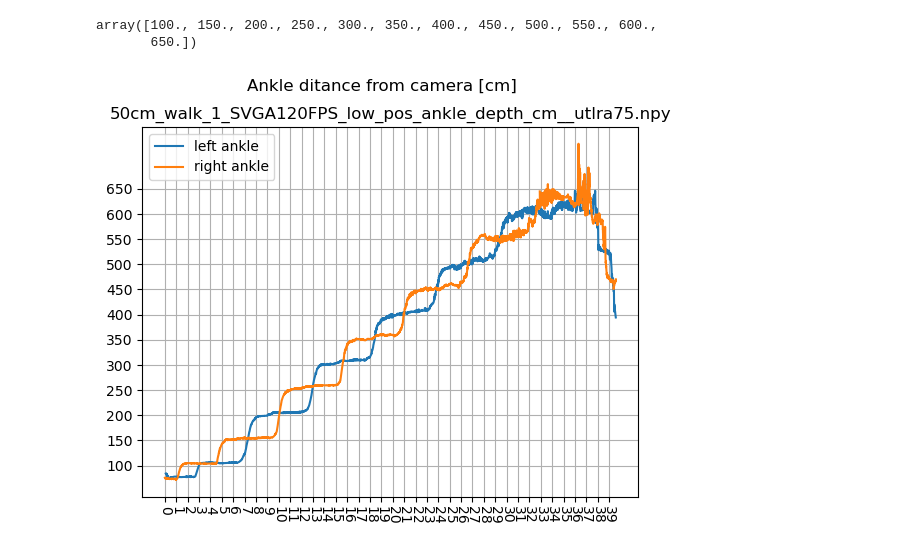
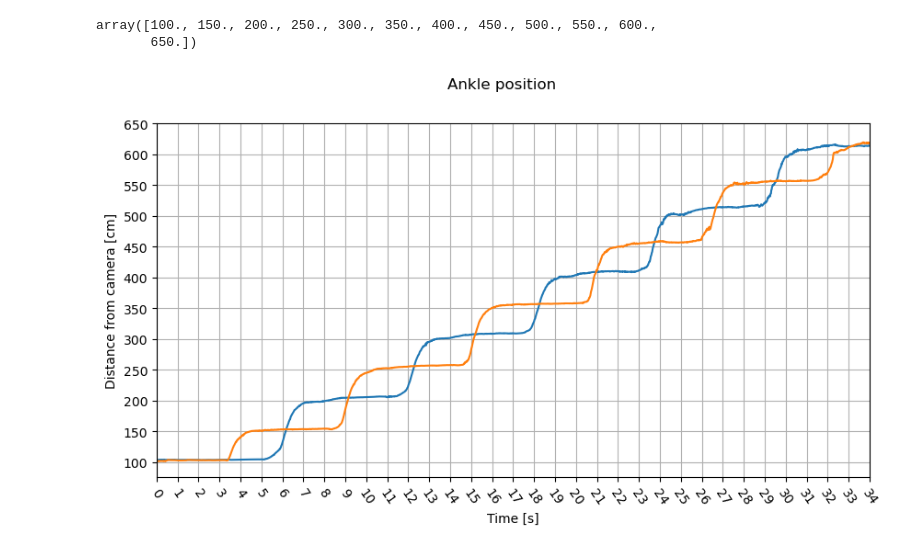
Before and after one commit to MateUnger/StereoVision, a Jupyter notebook: get_depth_of_keypoints.ipynb, the cells around one changed output. Drawn from its saved outputs; the diff is of its cells as text; code cells hidden in the pictures.

```diff
--- a/get_depth_of_keypoints.ipynb
+++ b/get_depth_of_keypoints.ipynb
@@ -167,0 +164,5 @@ zed_ankle_depths = zed_ankle_depths[120:]
+# %%
+out_folder = "./saved_keypoint_depth"
+out_file_name = os.path.join(out_folder,"50cm_walk_1_HD120060FPS_low_pos_ankle_depth_cm__utlra75.npy")
+zed_ankle_depths = np.load(out_file_name)
+zed_ankle_depths.shape
@@ -167,0 +171,3 @@ zed_ankle_depths = zed_ankle_depths[120:]
+# %%
+zed_ankle_depths = zed_ankle_depths[:2050]
+plt.plot(zed_ankle_depths)
@@ -174,20 +184,24 @@ array([100., 150., 200., 250., 300., 350., 400., 450., 500., 550., 600.,
 # %%
 ## time axis in seconds (instead of samples)
 t = np.linspace(0,len(zed_ankle_depths)-1,len(zed_ankle_depths))/framerate
 
 ## plot ankle distances
-plt.figure()
+plt.figure(figsize=(10,5))
 plt.plot(t,zed_ankle_depths)
-plt.suptitle("Ankle ditance from camera [cm]")
-plt.title(out_file_name)
-plt.legend(['left ankle','right ankle'])
+plt.suptitle("Ankle position")
+# plt.title(out_file_name)
+# plt.legend(['left ankle','right ankle'])
 plt.xticks(np.linspace(0,np.floor(t[-1]),int(np.floor(t[-1]))+1))
-plt.xticks(rotation=-90)
+plt.xticks(rotation=-55)
 plt.grid()
+plt.xlabel("Time [s]")
+plt.ylabel("Distance from camera [cm]")
+plt.xlim([0,34])
 
 plt.yticks(np.linspace(100,650,12))
 
 # save the figure
-plt.savefig(os.path.join('./results',out_file_name.split('.npy')[0]+'.png'))
+# plt.savefig(os.path.join('./results',out_file_name.split('.npy')[0]+'_poster'+'.png'),format='svg',dpi=300)
+plt.savefig('./Results/poster.svg', format='svg')
 # %% [output]
-[figure, old version]
+[figure, new version]
```
Also changed, not shown: parts of 6 cells of this notebook, 11 other files.
